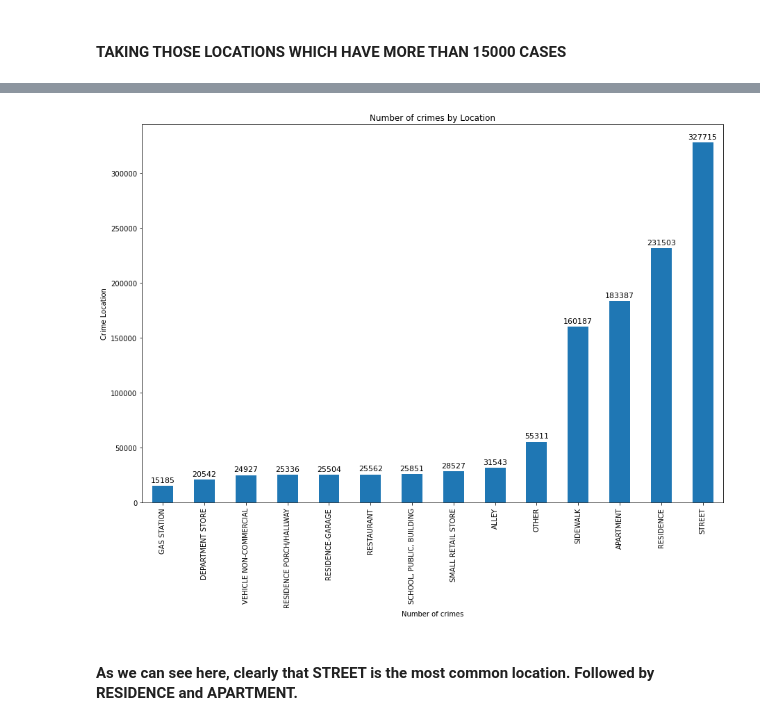
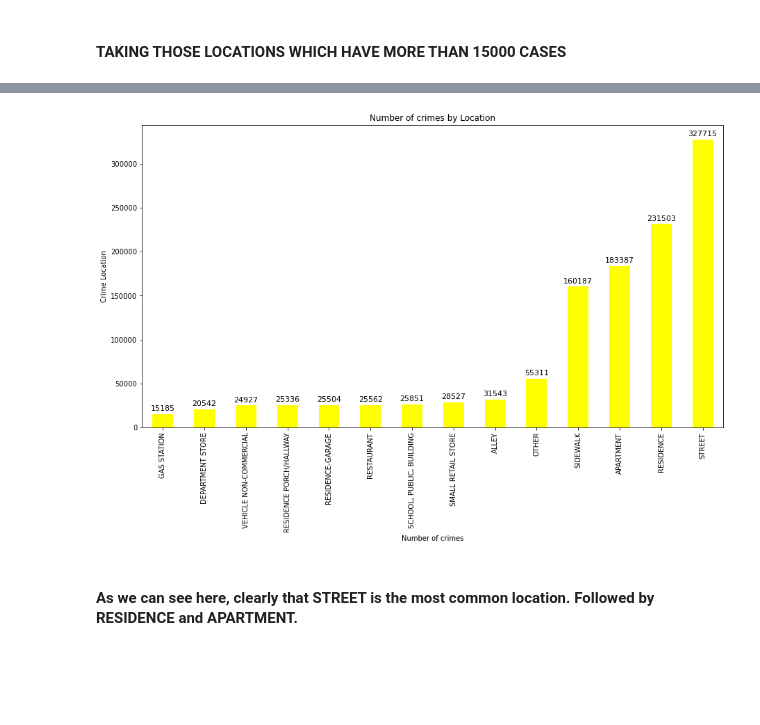
Before and after one commit to IamREX622/Analysis-on-Crimes-in-Chicago-2012-2017-, a Jupyter notebook: Crimes in chicago.ipynb, the cells around one changed output, grey strips where cells are left out. Drawn from its saved outputs; the diff is of its cells as text; code cells hidden in the pictures; blank space fills up the shorter version.

```diff
--- a/Crimes in chicago.ipynb
+++ b/Crimes in chicago.ipynb
@@ -964,8 +958,8 @@ plt.show()
 # %% [markdown]
 ### WHAT ARE THE MOST COMMON PLACES OF CRIMES?
 # %%
-LocDescList = df2["Location Description"].unique()
-LocDescList2 = df2["Location Description"]
+LocDescList = df2["Block"].unique()
+LocDescList2 = df2["Block"]
 LocDescRatio = []
 
 counted = Counter(LocDescList2)
@@ -980,7 +974,7 @@ for count in ax.patches:
     ax.annotate('{}'.format(height),xy = (count.get_x() + count.get_width()/2, height),
                     ha = 'center', va = 'bottom', size = 13, xytext = (0, 3), textcoords = 'offset points')
 plt.xticks(rotation= 75)
-plt.xlabel("Location Description", fontsize = (15))
+plt.xlabel("Block", fontsize = (15))
 plt.ylabel("Crimes", fontsize = (15))
 plt.title("Most common 10 crime places ")
 plt.show()
@@ -1077,14 +1071,14 @@ crime_year = crime_year['2012' : '2016']
 a = crime_year.index
 b = np.arange(2012,2017)
 
-ax = sns.barplot(x = a ,y = 'Total_crime_per_year', data = crime_year, color = 'black')
+ax = sns.barplot(x = a ,y = 'Total_crime_per_year', data = crime_year, palette = 'YlOrBr_r')
 for count in ax.patches:
     height = count.get_height()
     ax.annotate('{}'.format(height),xy = (count.get_x() + count.get_width()/2, height),
                     ha = 'center', va = 'bottom', size = 11, xytext = (0, 3), textcoords = 'offset points')
 ax.set_xticklabels(b, rotation = 60)
-plt.ylabel('Total Crime')
-plt.xlabel('Year')
+plt.ylabel('Total Crime', fontsize = 15)
+plt.xlabel('Year', fontsize = 15)
 plt.title('Crime per Year')
 plt.axhline(crime_year['Total_crime_per_year'].mean())
 fig=plt.gcf()
@@ -1283,20 +1277,20 @@ DEPARTMENT STORE             20542
 GAS STATION                  15185
 Name: Location Description, dtype: int64
 # %%
-plt.figure(figsize=(15,10))
+plt.figure(figsize=(15,8))
 
-ax = Crimes2.groupby([Crimes2['Location Description']]).size().sort_values(ascending=True).plot(kind='bar')
+ax = Crimes2.groupby([Crimes2['Location Description']]).size().sort_values(ascending=True).plot(kind='bar', color = 'yellow')
 labels = ['APARTMENT','RESIDENCE', 'STREET', 'SIDEWALK','OTHER','ALLEY','RESTAURANT','GAS STATION']
 for count in ax.patches:
     height = count.get_height()
     ax.annotate('{}'.format(height),xy = (count.get_x() + count.get_width()/2, height),
                     ha = 'center', va = 'bottom', size = 11, xytext = (0, 3), textcoords = 'offset points')
 plt.title('Number of crimes by Location')
 plt.ylabel('Crime Location')
 plt.xlabel('Number of crimes')
 plt.show()
 # %% [output]
-[figure, old version]
+[figure, new version]
 # %% [markdown]
 #### As we can see here, clearly that STREET is the most common location. Followed by RESIDENCE and APARTMENT.
 # %% [markdown]
```
Also changed, not shown: parts of 10 cells of this notebook.
